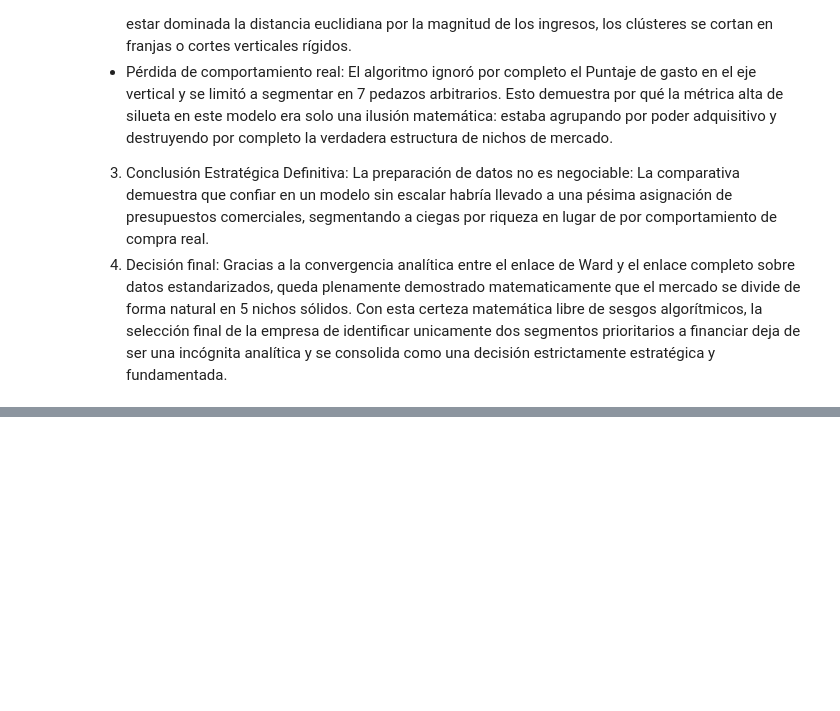
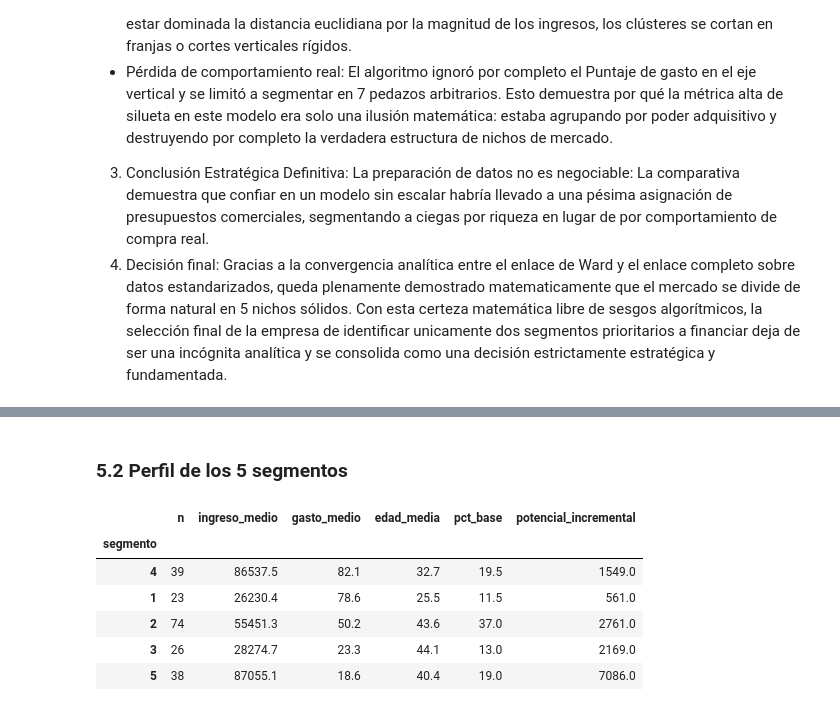
Before and after one commit to JuanRestrepoM/MIAD_202614_Aprendizaje_no_supervisado_G29, a Jupyter notebook: notebooks/S4_clustering.ipynb, the cells around one changed output, grey strips where cells are left out. Saved outputs shown, nothing was run; the diff lists cells and outputs as text; code cells hidden in the pictures; blank space fills up the shorter version.

```diff
--- a/notebooks/S4_clustering.ipynb
+++ b/notebooks/S4_clustering.ipynb
@@ -655,0 +899,29 @@ Conclusiones:
+# %% [markdown]
+### 5.2 Perfil de los 5 segmentos
+# %%
+perfil_segmentos = (
+    df.assign(segmento=labels_ward_scaled)
+      .groupby('segmento')
+      .agg(
+          n=('Id_Cliente', 'count'),
+          ingreso_medio=('Ingreso', 'mean'),
+          gasto_medio=('Puntaje_Gasto', 'mean'),
+          edad_media=('Edad', 'mean'),
+      )
+      .round(1)
+)
+perfil_segmentos['pct_base'] = (perfil_segmentos['n'] / len(df) * 100).round(1)
+# Potencial incremental: ingreso disponible que hoy no se traduce en gasto en esta tienda
+perfil_segmentos['potencial_incremental'] = (
+    perfil_segmentos['ingreso_medio'] * (100 - perfil_segmentos['gasto_medio']) / 1000
+).round(0)
+
+perfil_segmentos.sort_values('gasto_medio', ascending=False)
+# %% [output]
+|  | n | ingreso_medio | gasto_medio | edad_media | pct_base | potencial_incremental |
+| segmento |  |  |  |  |  |  |
+| 4 | 39 | 86537.5 | 82.1 | 32.7 | 19.5 | 1549.0 |
+| 1 | 23 | 26230.4 | 78.6 | 25.5 | 11.5 | 561.0 |
+| 2 | 74 | 55451.3 | 50.2 | 43.6 | 37.0 | 2761.0 |
+| 3 | 26 | 28274.7 | 23.3 | 44.1 | 13.0 | 2169.0 |
+| 5 | 38 | 87055.1 | 18.6 | 40.4 | 19.0 | 7086.0 |
```
Also changed, not shown: parts of 38 cells of this notebook.
